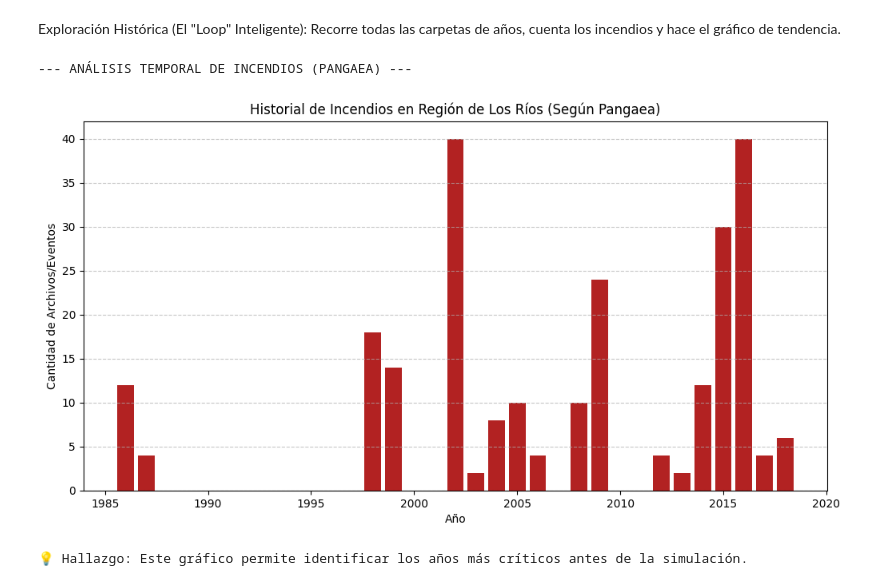
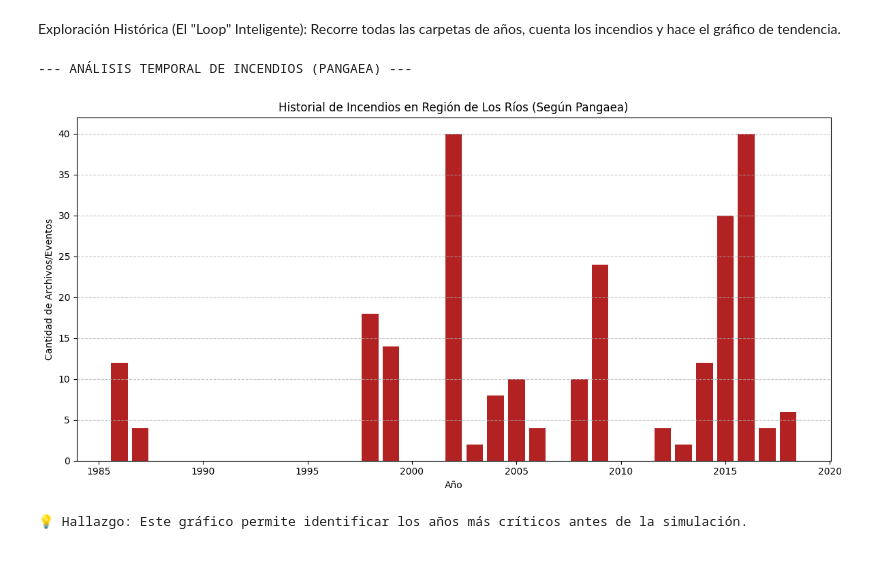
Before and after one commit to AracelyU/firescope, a Jupyter notebook: notebooks/01_exploratory.ipynb, the cells around one changed output. Drawn from its saved outputs; the diff is of its cells as text; code cells hidden in the pictures; blank space fills up the shorter version.

Commit message:
add: imagenes y preprocessed básico
Agregué más imagenes y las guarde, también agregue un preprocesamiento que me gustaría que revisarán.

```diff
--- a/notebooks/01_exploratory.ipynb
+++ b/notebooks/01_exploratory.ipynb
@@ -259,6 +439,9 @@ Name: count, dtype: int64
 # %% [markdown]
 Exploración Histórica (El "Loop" Inteligente): Recorre todas las carpetas de años, cuenta los incendios y hace el gráfico de tendencia.
 # %%
+SHAPEFILE_DIR = "../outputs/figures/shapefile"
+os.makedirs(SHAPEFILE_DIR, exist_ok=True)
+
 print("--- ANÁLISIS TEMPORAL DE INCENDIOS (PANGAEA) ---")
 
 # Ruta base de Pangaea
@@ -268,37 +451,38 @@ base_pangaea = os.path.join(RAW_DIR, "incendios_pangaea/Fire_CL-LR_LosRios")
 stats_incendios = []
 
 # Buscar carpetas que tengan años (ej: ..._2017)
 carpetas_anos = sorted(glob.glob(os.path.join(base_pangaea, "*_*")))
 
 for carpeta in carpetas_anos:
-    # Extraer el año del nombre de la carpeta
     try:
-        ano = int(carpeta.split("_")[-1])
-        # Contar cuántos archivos .shp hay dentro (cada shp es un incendio o un grupo)
+        ano = int(carpeta.split("_")[-1])  # extraer año
         archivos_shp = glob.glob(os.path.join(carpeta, "*.shp"))
         cantidad = len(archivos_shp)
-
         stats_incendios.append({"Año": ano, "Incendios_Registrados": cantidad})
     except ValueError:
-        continue # Saltar carpetas que no terminen en número
+        continue  # saltar carpetas que no terminen en número
 
 # Crear DataFrame para graficar
 df_historia = pd.DataFrame(stats_incendios)
 
 if not df_historia.empty:
     # Gráfico de barras: Serie Temporal
     plt.figure(figsize=(12, 6))
     plt.bar(df_historia["Año"], df_historia["Incendios_Registrados"], color='firebrick')
     plt.title("Historial de Incendios en Región de Los Ríos (Según Pangaea)")
     plt.xlabel("Año")
     plt.ylabel("Cantidad de Archivos/Eventos")
     plt.grid(axis='y', linestyle='--', alpha=0.7)
+    plt.tight_layout()
+
+    # Guardar figura en SHAPEFILE_DIR
+    plt.savefig(os.path.join(SHAPEFILE_DIR, "incendios_historial.png"), dpi=300)
     plt.show()
 
     print("💡 Hallazgo: Este gráfico permite identificar los años más críticos antes de la simulación.")
 else:
     print("⚠️ No se encontraron carpetas de años válidas.")
 # %% [output]
 --- ANÁLISIS TEMPORAL DE INCENDIOS (PANGAEA) ---
-[figure, old version]
+[figure, new version]
 💡 Hallazgo: Este gráfico permite identificar los años más críticos antes de la simulación.
```
Also changed, not shown: parts of 5 cells of this notebook, 46 other files.
